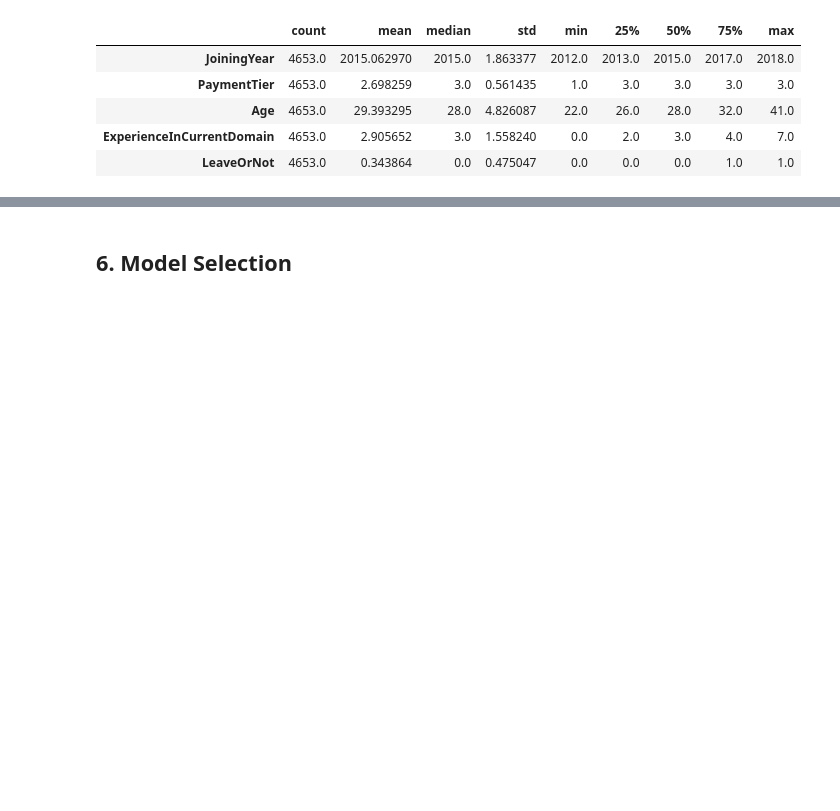
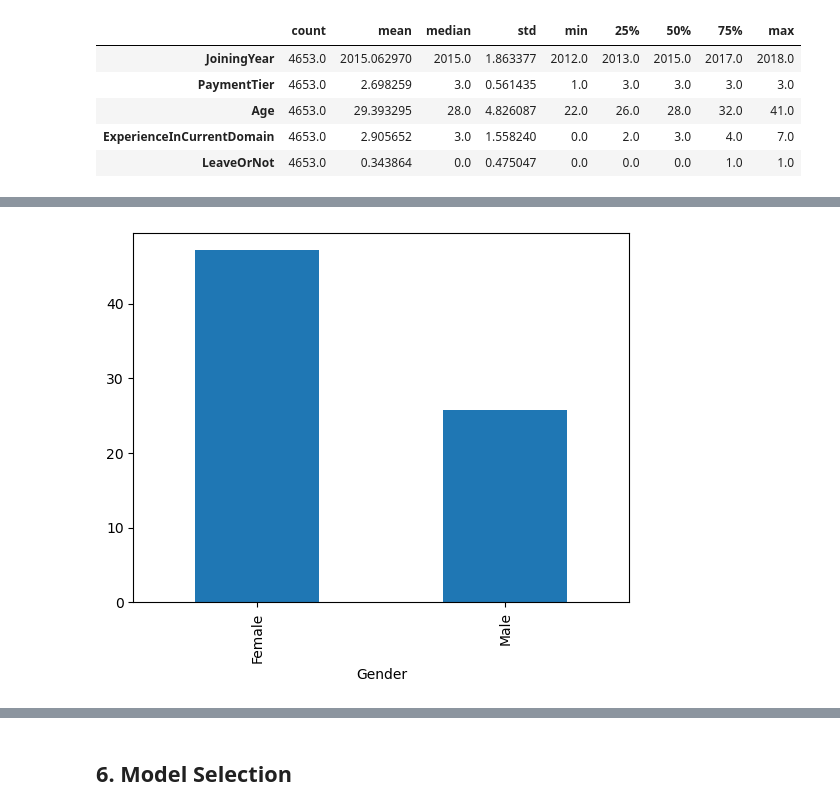
Before and after one commit to jalexisg/PDA-Data-Science-project, a Jupyter notebook: project.ipynb, the cells around one changed output, grey strips where cells are left out. Saved outputs shown, nothing was run; the diff lists cells and outputs as text; code cells hidden in the pictures; blank space fills up the shorter version.

```diff
--- a/project.ipynb
+++ b/project.ipynb
@@ -121,0 +153,6 @@ estadistics_cont(df.select_dtypes('number'))
+# %%
+# Analysis by Gender
+temp = df.groupby('Gender').LeaveOrNot.mean().sort_values(ascending = False) * 100
+temp.plot.bar();
+# %% [output]
+[figure, added]
```
Also changed, not shown: parts of 8 cells of this notebook.
